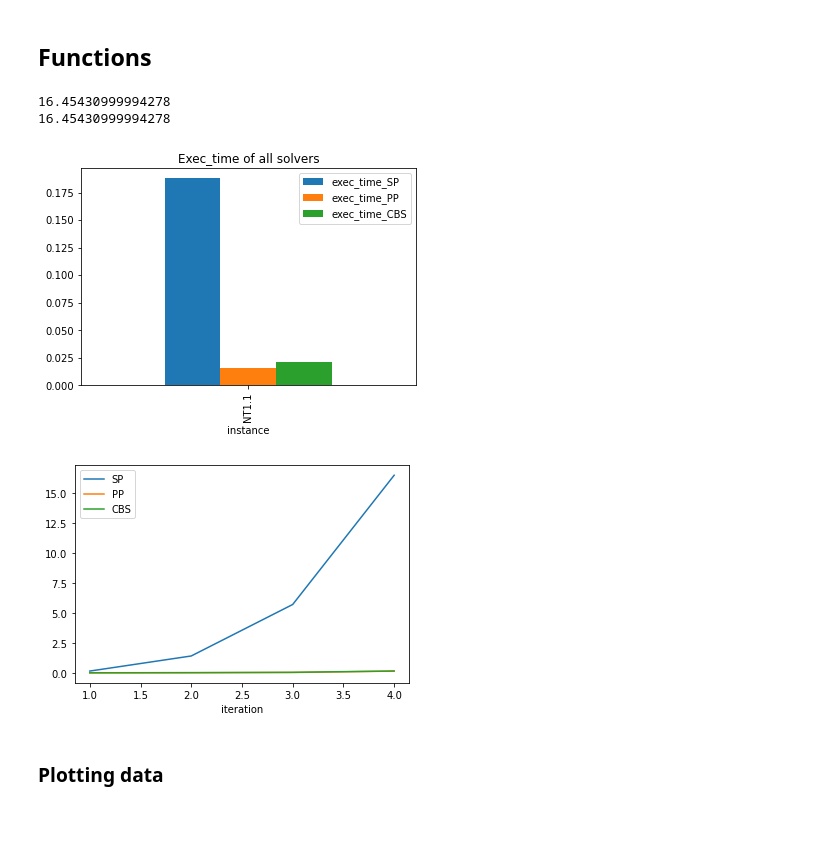
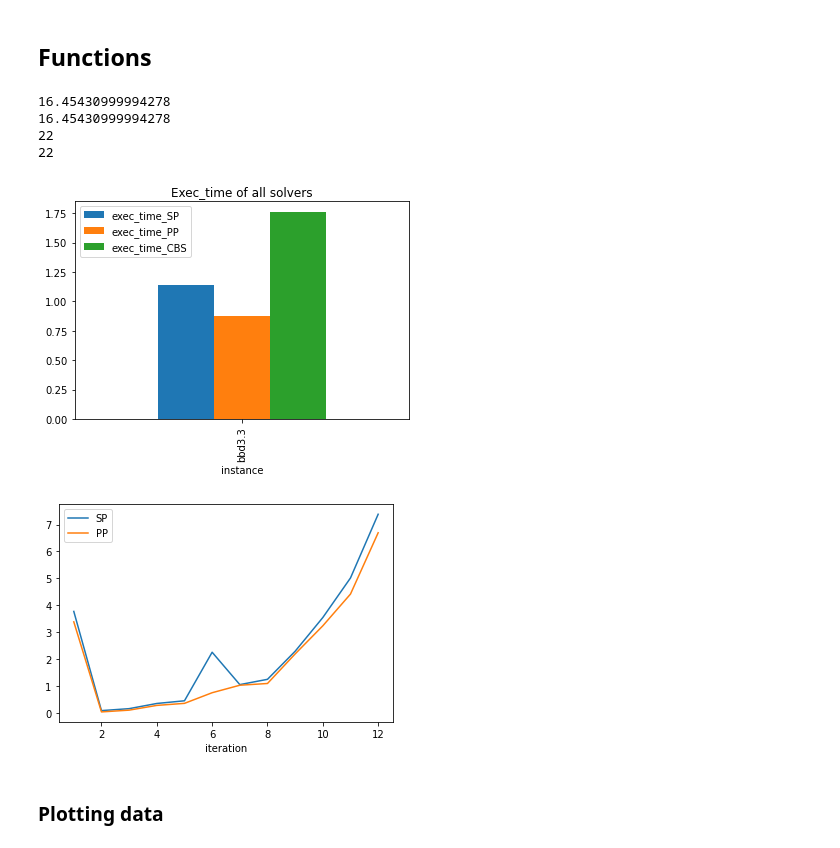
Before and after one commit to PaulRaatschen/Plan-Merging-Project-Sauerbrei-Raatschen, a Jupyter notebook: solvers/Benchmark-Notebook.ipynb, the cells around one changed output. Cells and saved outputs as stored; diff of their text form; code cells hidden in the pictures; blank space fills up the shorter version.

```diff
--- a/solvers/Benchmark-Notebook.ipynb
+++ b/solvers/Benchmark-Notebook.ipynb
@@ -10,7 +10,7 @@ import pandas as pd
 #df = pd.read_csv("./solvers/results.csv")
 df = pd.read_csv("./results.csv")
 
-allSolver = ["SP","PP","CBS"]
+allSolver = ["SP","PP"]
 # %%
 #Splitting data by solver
 
@@ -66,38 +66,41 @@ def plotScale(instanceName : str, df : pd.DataFrame):
     plot_Instance Plots all the results of all solvers for a specific instance
 
     :param instanceName: Name of the instance
     :param df: Dataframe indexed by instance
     :return: A list, containing for every solver a dataframe, with the avg_time per iteration
     """
     newdf = df.filter(like = instanceName, axis = 0)
     allResults = []
 
     for solver in allSolver:
         solverResult = pd.DataFrame(columns = ['iteration','avg_exec_time'])
-        numberOfIterations = len(newdf.filter(like = instanceName+str(allSolver.index(solver)+1),axis = 0))
+        numberOfIterations = len(newdf.filter(like = instanceName,axis = 0))//len(allSolver) -1
+        print(numberOfIterations)
         for i in range(1,numberOfIterations+1):
             avg_time = averageTime(instanceName,solver, newdf, iterationNumber = i)
             solverResult = solverResult.append(pd.DataFrame({'iteration':[i],'avg_exec_time':[avg_time]}),ignore_index=True)
         allResults.append(solverResult)
 
     ax = allResults[0].plot(x='iteration',y='avg_exec_time',label=allSolver[0])
     for dataNumber in range(1,len(allResults)):
         allResults[dataNumber].plot(ax=ax,x='iteration',y='avg_exec_time',label=allSolver[dataNumber])
 
     return allResults
 
 
 
 
-plotInstance("NT1.1", combineddf)
+plotInstance("bbd3.3", combineddf)
 print(averageTime("NT","SP", combineddf, iterationNumber = 4))
 print(averageTime("NT4","SP", combineddf))
-dataOfThePlot = plotScale("NT",combineddf)
+dataOfThePlot = plotScale("mkd",combineddf)
 # %% [output]
 16.45430999994278
 16.45430999994278
+22
+22
-[figure, old version]
+[figure, new version]
-[figure, old version]
+[figure, new version]
 # %% [markdown]
 ### Plotting data
 # %%
```
Also changed, not shown: parts of 2 cells of this notebook, 6 other files.
